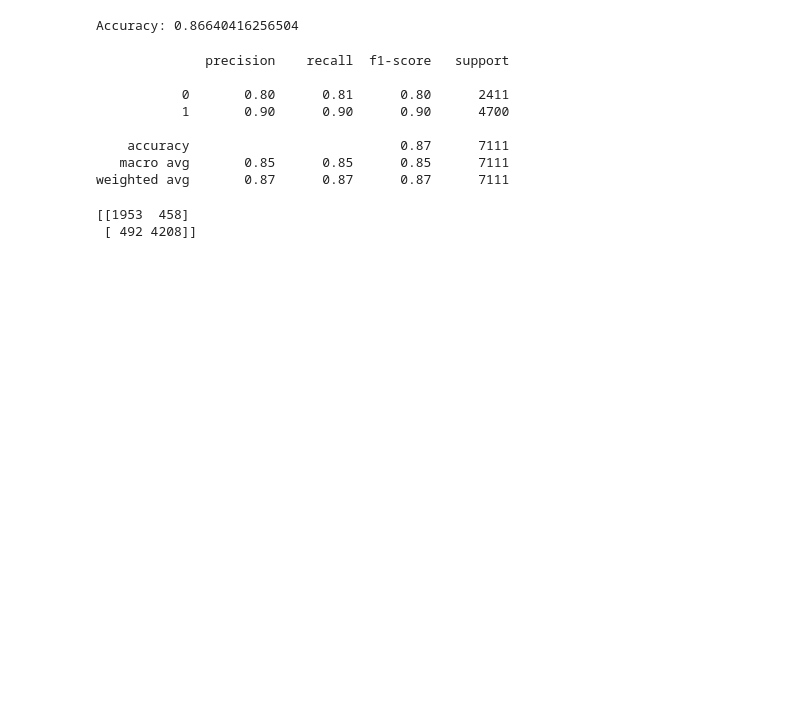
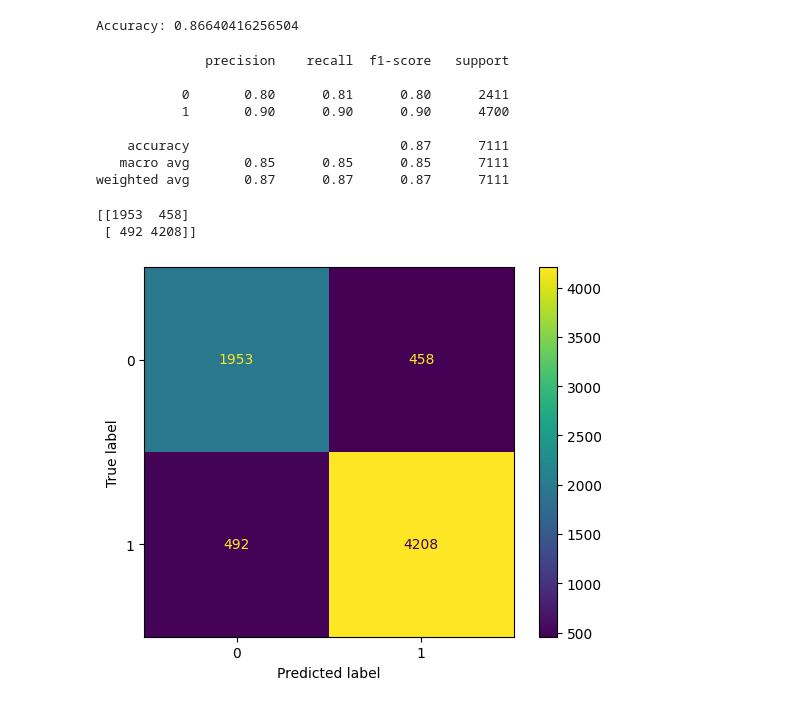
Before and after one commit to jebin24it-boop/Infotact_Travel_Hospitality_Analytics, a Jupyter notebook: notebooks/ml_preprocessing.ipynb, the cells around one changed output. Saved outputs shown, nothing was run; the diff lists cells and outputs as text; code cells hidden in the pictures; blank space fills up the shorter version.

Commit message:
model: visualized decision tree confusion matrix

```diff
--- a/notebooks/ml_preprocessing.ipynb
+++ b/notebooks/ml_preprocessing.ipynb
@@ -281,3 +281,8 @@ print(cm_dt)
 # %% [output]
 [[1953  458]
  [ 492 4208]]
+# %%
+ConfusionMatrixDisplay(cm_dt).plot()
+plt.show()
+# %% [output]
+[figure, added]
```
